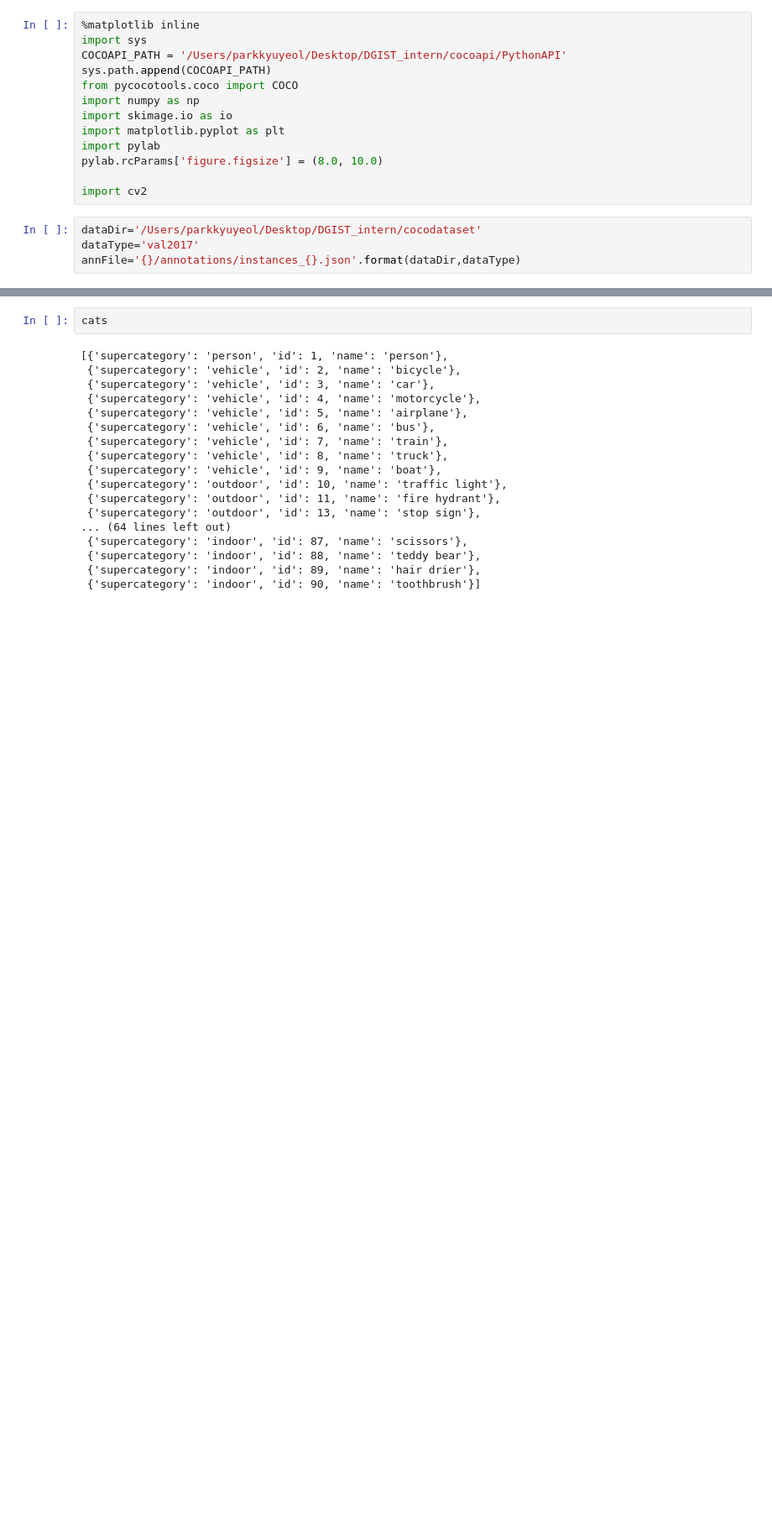
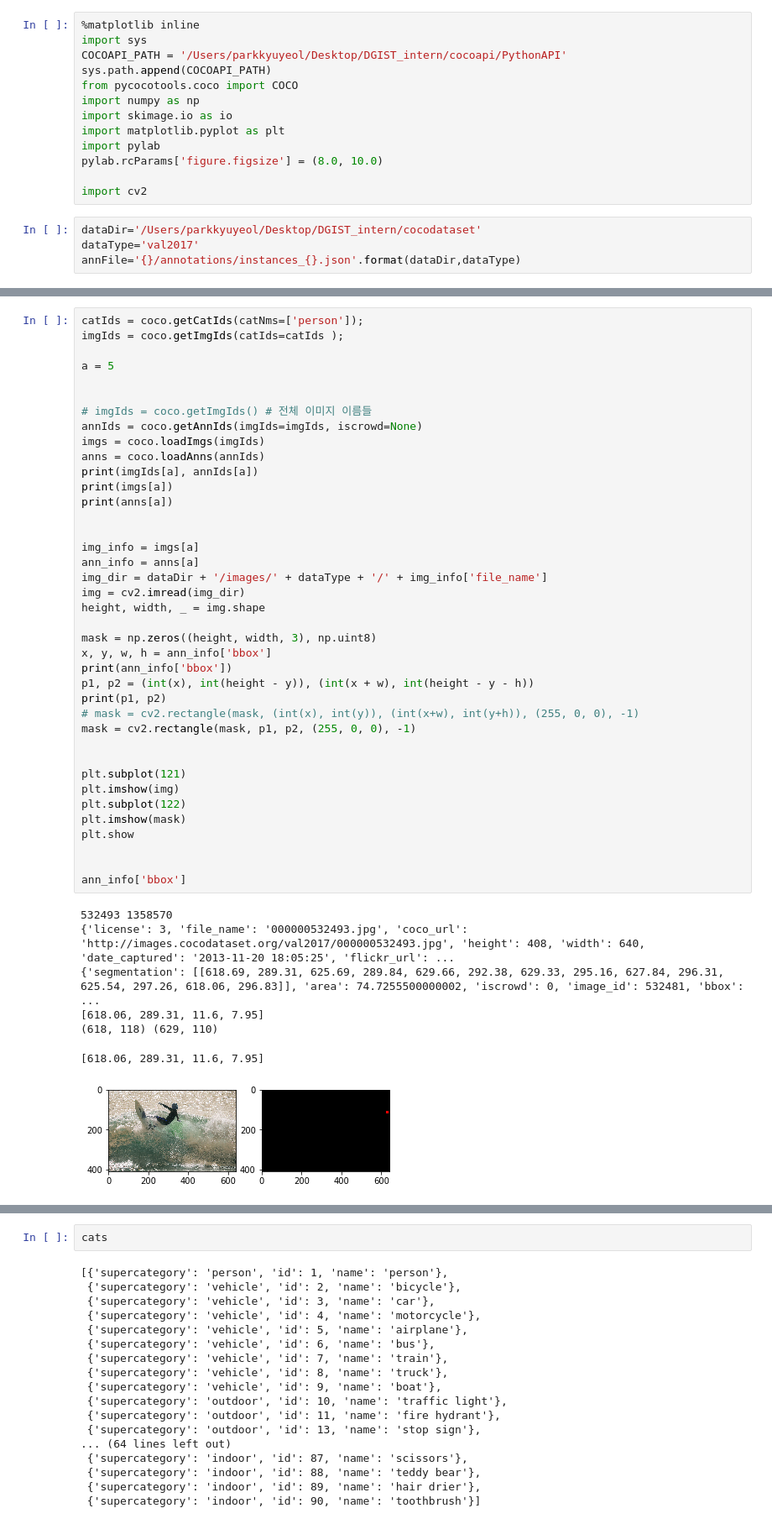
Before and after one commit to parkinkon1/Pytorch-UNet, a Jupyter notebook: coco-test.ipynb, the cells around one changed output, grey strips where cells are left out. Shown at 84% size. Cells and saved outputs as stored; diff of their text form; blank space fills up the shorter version.

Commit message:
coco_parser generated

```diff
--- a/coco-test.ipynb
+++ b/coco-test.ipynb
@@ -281,0 +421,47 @@ index created!
+# %%
+catIds = coco.getCatIds(catNms=['person']);
+imgIds = coco.getImgIds(catIds=catIds );
+
+a = 5
+
+
+# imgIds = coco.getImgIds() # 전체 이미지 이름들
+annIds = coco.getAnnIds(imgIds=imgIds, iscrowd=None)
+imgs = coco.loadImgs(imgIds)
+anns = coco.loadAnns(annIds)
+print(imgIds[a], annIds[a])
+print(imgs[a])
+print(anns[a])
+
+
+img_info = imgs[a]
+ann_info = anns[a]
+img_dir = dataDir + '/images/' + dataType + '/' + img_info['file_name']
+img = cv2.imread(img_dir)
+height, width, _ = img.shape
+
+mask = np.zeros((height, width, 3), np.uint8)
+x, y, w, h = ann_info['bbox']
+print(ann_info['bbox'])
+p1, p2 = (int(x), int(height - y)), (int(x + w), int(height - y - h))
+print(p1, p2)
+# mask = cv2.rectangle(mask, (int(x), int(y)), (int(x+w), int(y+h)), (255, 0, 0), -1)
+mask = cv2.rectangle(mask, p1, p2, (255, 0, 0), -1)
+
+
+plt.subplot(121)
+plt.imshow(img)
+plt.subplot(122)
+plt.imshow(mask)
+plt.show
+
+
+ann_info['bbox']
+# %% [output]
+532493 1358570
+{'license': 3, 'file_name': '000000532493.jpg', 'coco_url': 'http://images.cocodataset.org/val2017/000000532493.jpg', 'height': 408, 'width': 640, 'date_captured': '2013-11-20 18:05:25', 'flickr_url': ...
+{'segmentation': [[618.69, 289.31, 625.69, 289.84, 629.66, 292.38, 629.33, 295.16, 627.84, 296.31, 625.54, 297.26, 618.06, 296.83]], 'area': 74.7255500000002, 'iscrowd': 0, 'image_id': 532481, 'bbox': ...
+[618.06, 289.31, 11.6, 7.95]
+(618, 118) (629, 110)
+[618.06, 289.31, 11.6, 7.95]
+[figure, added]
```
Also changed, not shown: parts of 24 cells of this notebook, 4 other files.
